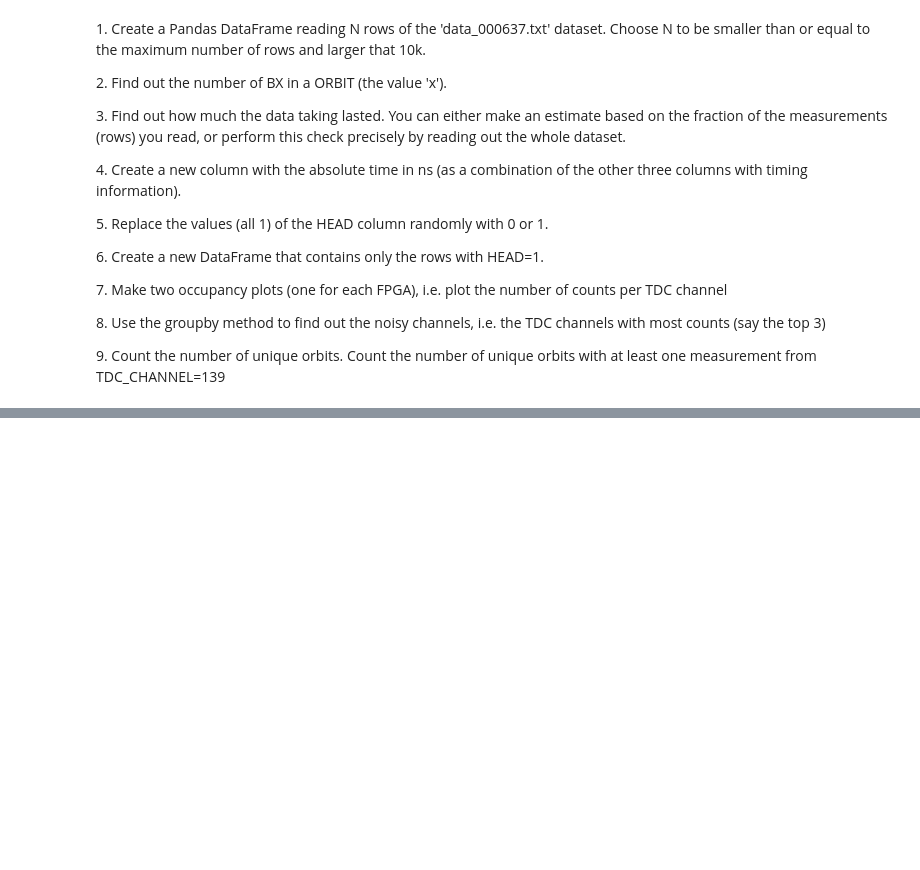
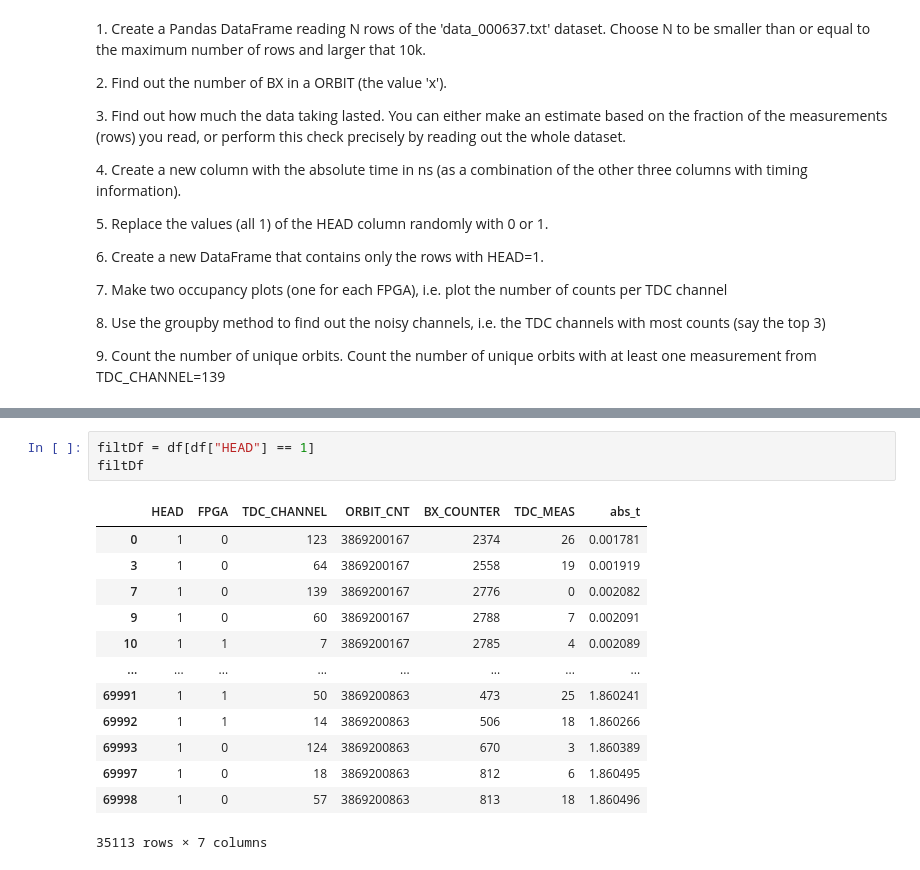
Before and after one commit to DavideCacopardi/LaboratoryOfComputationalPhysics_Y9, a Jupyter notebook: 06ex_Pandas.ipynb, the cells around one changed output, grey strips where cells are left out. Cells and saved outputs as stored; diff of their text form; blank space fills up the shorter version.

```diff
--- a/06ex_Pandas.ipynb
+++ b/06ex_Pandas.ipynb
@@ -25,0 +124,17 @@ This exercise consists in analyzing a dataset containg timing information from a
+# %%
+filtDf = df[df["HEAD"] == 1]
+filtDf
+# %% [output]
+|  | HEAD | FPGA | TDC_CHANNEL | ORBIT_CNT | BX_COUNTER | TDC_MEAS | abs_t |
+| 0 | 1 | 0 | 123 | 3869200167 | 2374 | 26 | 0.001781 |
+| 3 | 1 | 0 | 64 | 3869200167 | 2558 | 19 | 0.001919 |
+| 7 | 1 | 0 | 139 | 3869200167 | 2776 | 0 | 0.002082 |
+| 9 | 1 | 0 | 60 | 3869200167 | 2788 | 7 | 0.002091 |
+| 10 | 1 | 1 | 7 | 3869200167 | 2785 | 4 | 0.002089 |
+| ... | ... | ... | ... | ... | ... | ... | ... |
+| 69991 | 1 | 1 | 50 | 3869200863 | 473 | 25 | 1.860241 |
+| 69992 | 1 | 1 | 14 | 3869200863 | 506 | 18 | 1.860266 |
+| 69993 | 1 | 0 | 124 | 3869200863 | 670 | 3 | 1.860389 |
+| 69997 | 1 | 0 | 18 | 3869200863 | 812 | 6 | 1.860495 |
+| 69998 | 1 | 0 | 57 | 3869200863 | 813 | 18 | 1.860496 |
+35113 rows × 7 columns
```
Also changed, not shown: parts of 7 cells of this notebook, 10 other files.
